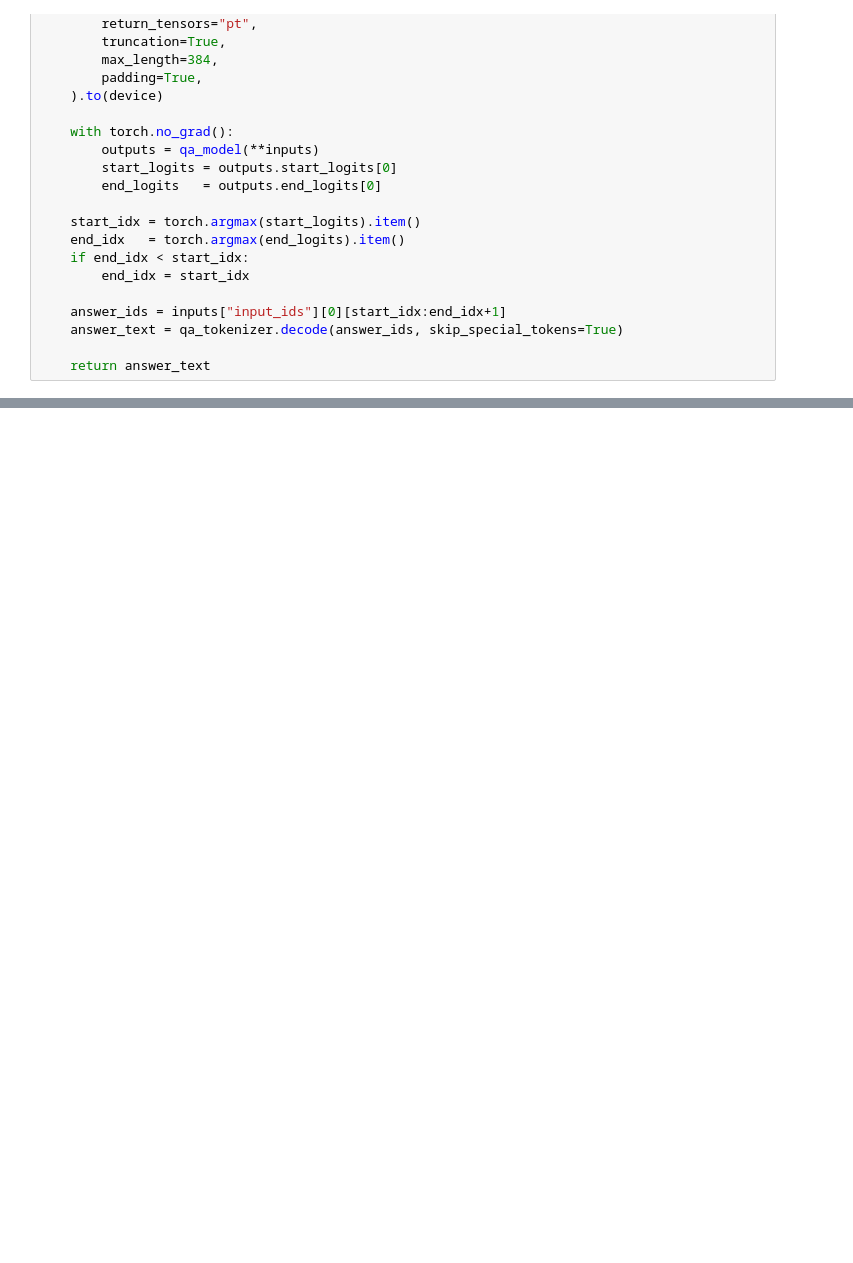
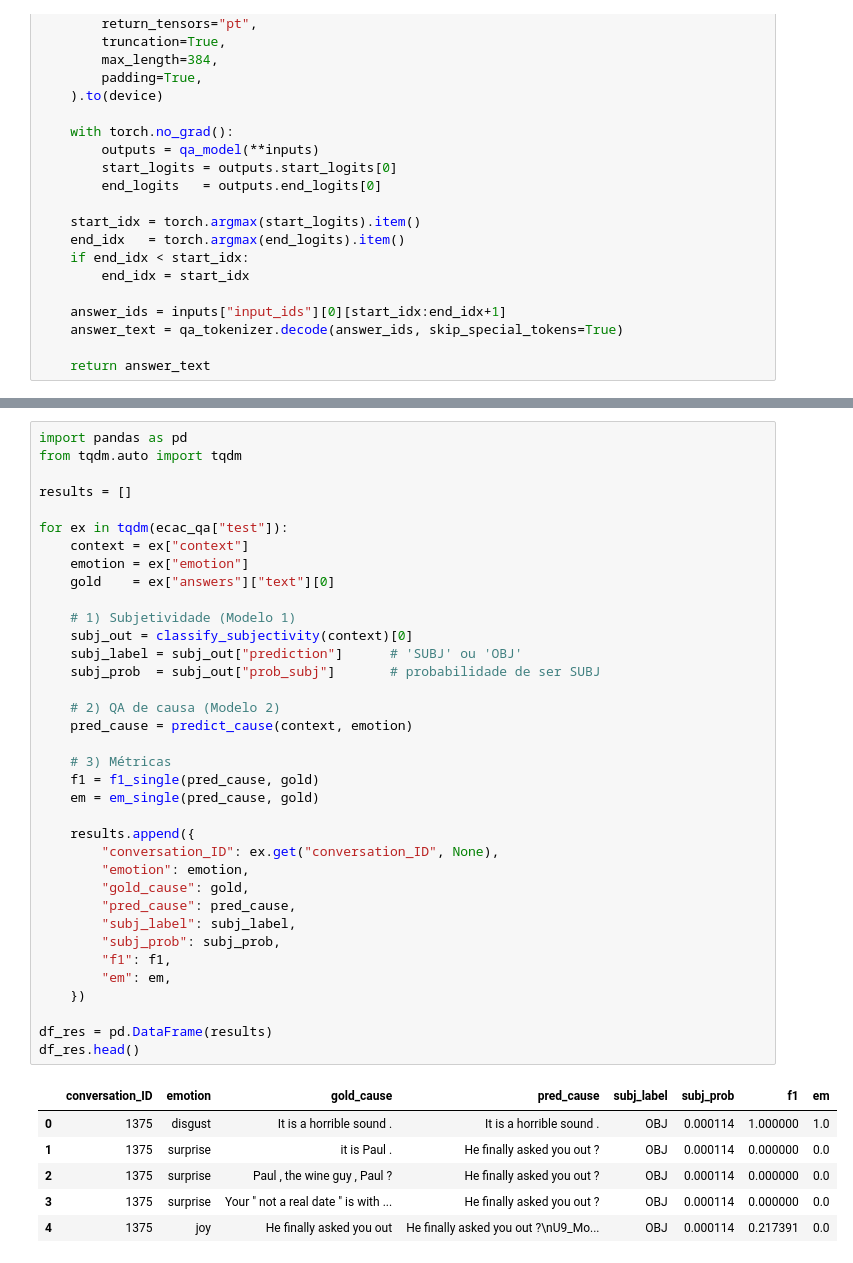
Before and after one commit to Thayanne/trabalho_modelo_liguagem_neural, a Jupyter notebook: Trabalho_Modelo_Linguagem_Neural.ipynb, the cells around one changed output, grey strips where cells are left out. Drawn from its saved outputs; the diff is of its cells as text; blank space fills up the shorter version.

```diff
--- a/Trabalho_Modelo_Linguagem_Neural.ipynb
+++ b/Trabalho_Modelo_Linguagem_Neural.ipynb
@@ -574,0 +858,43 @@ def predict_cause(context, emotion):
+# %%
+import pandas as pd
+from tqdm.auto import tqdm
+
+results = []
+
+for ex in tqdm(ecac_qa["test"]):
+    context = ex["context"]
+    emotion = ex["emotion"]
+    gold    = ex["answers"]["text"][0]
+
+    # 1) Subjetividade (Modelo 1)
+    subj_out = classify_subjectivity(context)[0]
+    subj_label = subj_out["prediction"]      # 'SUBJ' ou 'OBJ'
+    subj_prob  = subj_out["prob_subj"]       # probabilidade de ser SUBJ
+
+    # 2) QA de causa (Modelo 2)
+    pred_cause = predict_cause(context, emotion)
+
+    # 3) Métricas
+    f1 = f1_single(pred_cause, gold)
+    em = em_single(pred_cause, gold)
+
+    results.append({
+        "conversation_ID": ex.get("conversation_ID", None),
+        "emotion": emotion,
+        "gold_cause": gold,
+        "pred_cause": pred_cause,
+        "subj_label": subj_label,
+        "subj_prob": subj_prob,
+        "f1": f1,
+        "em": em,
+    })
+
+df_res = pd.DataFrame(results)
+df_res.head()
+# %% [output]
+|  | conversation_ID | emotion | gold_cause | pred_cause | subj_label | subj_prob | f1 | em |
+| 0 | 1375 | disgust | It is a horrible sound . | It is a horrible sound . | OBJ | 0.000114 | 1.000000 | 1.0 |
+| 1 | 1375 | surprise | it is Paul . | He finally asked you out ? | OBJ | 0.000114 | 0.000000 | 0.0 |
+| 2 | 1375 | surprise | Paul , the wine guy , Paul ? | He finally asked you out ? | OBJ | 0.000114 | 0.000000 | 0.0 |
+| 3 | 1375 | surprise | Your " not a real date " is with ... | He finally asked you out ? | OBJ | 0.000114 | 0.000000 | 0.0 |
+| 4 | 1375 | joy | He finally asked you out | He finally asked you out ?\nU9_Mo... | OBJ | 0.000114 | 0.217391 | 0.0 |
```
Also changed, not shown: parts of 34 cells of this notebook.
